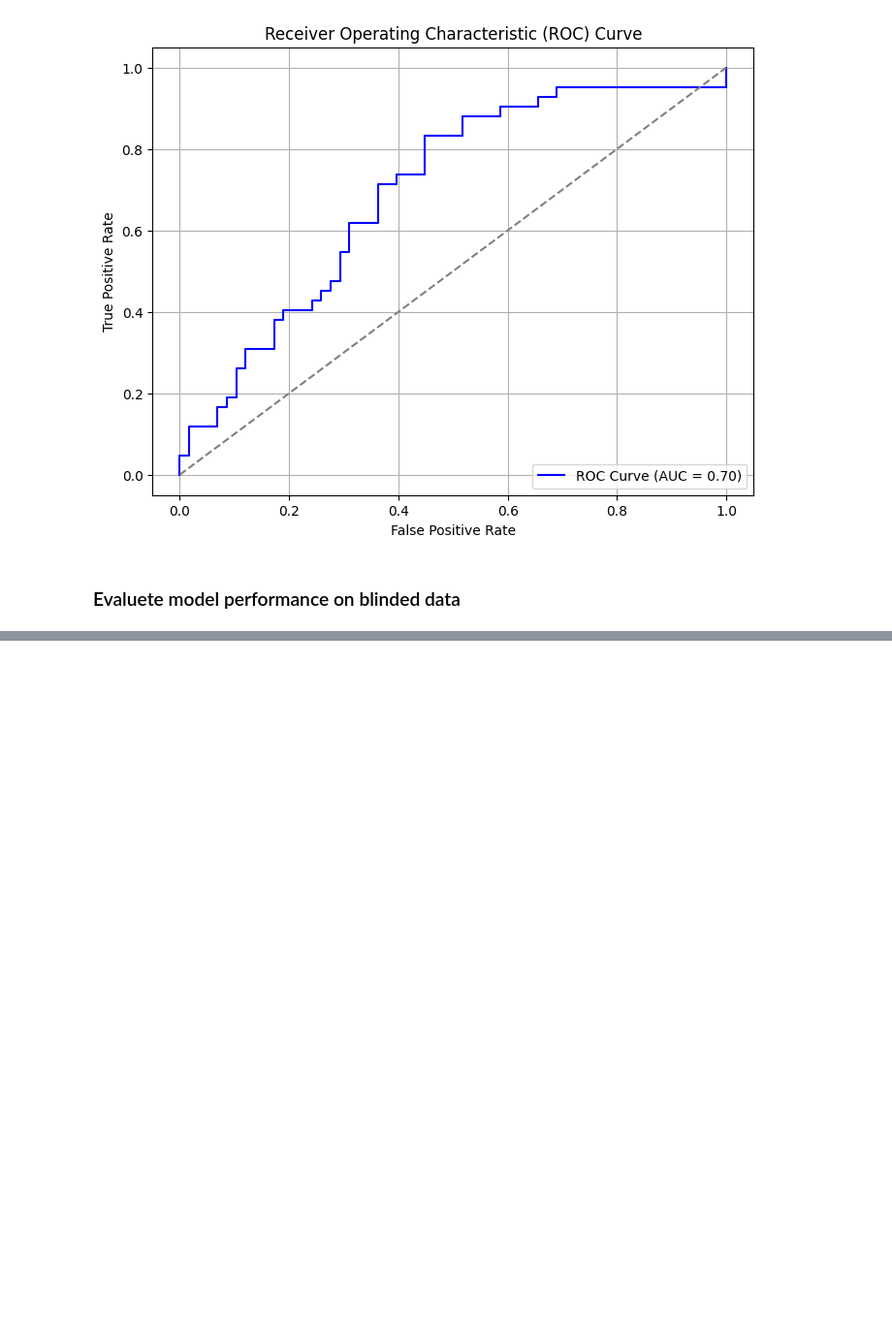
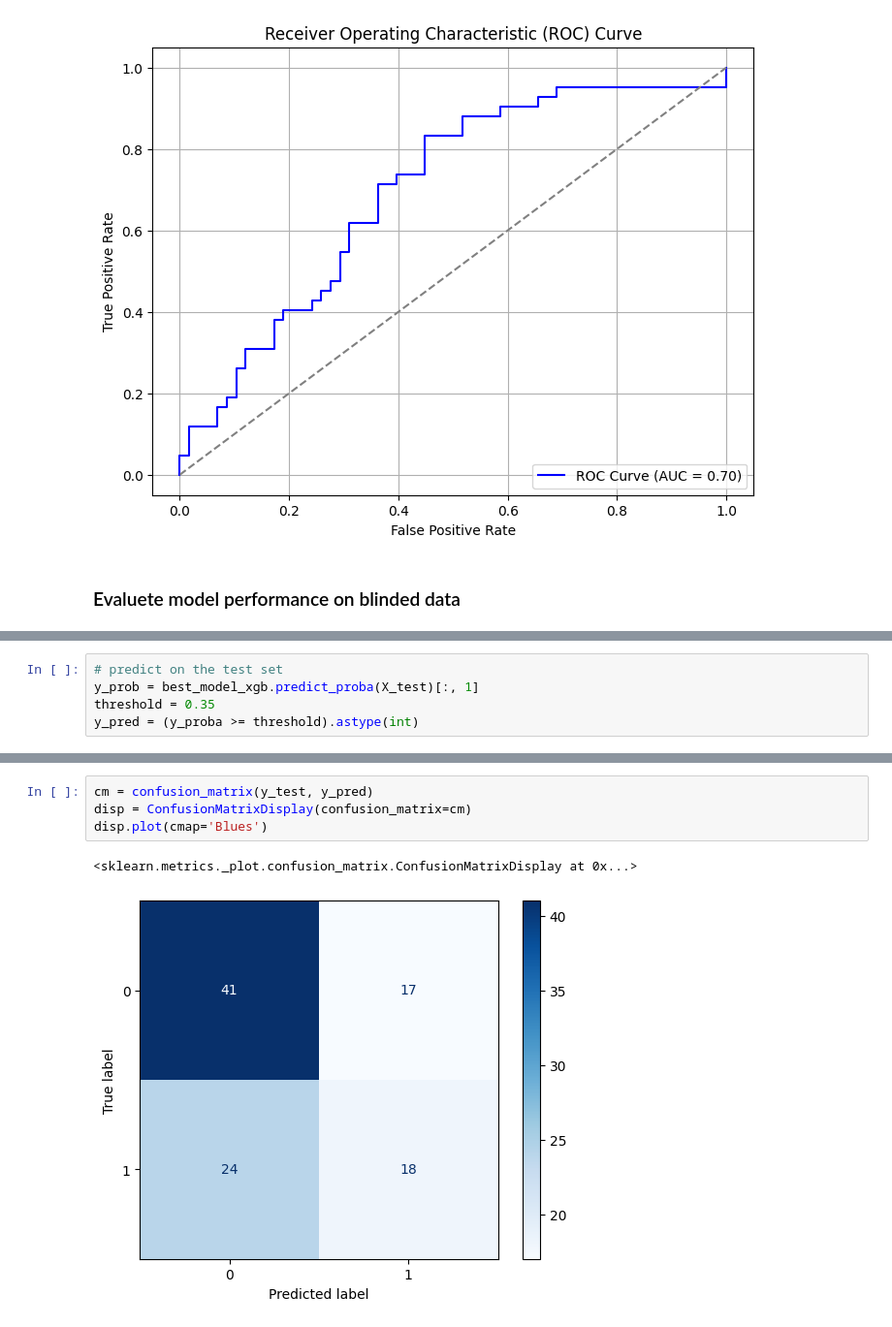
Before and after one commit to Priyanka32-gif/Tibia_bone_Classification, a Jupyter notebook: notebooks/Model_development.ipynb, the cells around one changed output, grey strips where cells are left out. Shown at 97% size. Drawn from its saved outputs; the diff is of its cells as text; blank space fills up the shorter version.

Commit message:
xgb model updated

```diff
--- a/notebooks/Logistic_Regression.ipynb
+++ b/notebooks/Model_development.ipynb
@@ -130,0 +208,5 @@ array([0, 1, 0, 0, 0, 0, 0, 1, 1, 0, 0, 0, 0, 0, 1, 1, 0, 1, 0, 1, 0, 1,
+# %%
+# predict on the test set
+y_prob = best_model_xgb.predict_proba(X_test)[:, 1]
+threshold = 0.35
+y_pred = (y_proba >= threshold).astype(int)
@@ -130,0 +227,7 @@ array([0, 1, 0, 0, 0, 0, 0, 1, 1, 0, 0, 0, 0, 0, 1, 1, 0, 1, 0, 1, 0, 1,
+# %%
+cm = confusion_matrix(y_test, y_pred)
+disp = ConfusionMatrixDisplay(confusion_matrix=cm)
+disp.plot(cmap='Blues')
+# %% [output]
+<sklearn.metrics._plot.confusion_matrix.ConfusionMatrixDisplay at 0x...>
+[figure, added]
```
Also changed, not shown: parts of 17 cells of this notebook.
